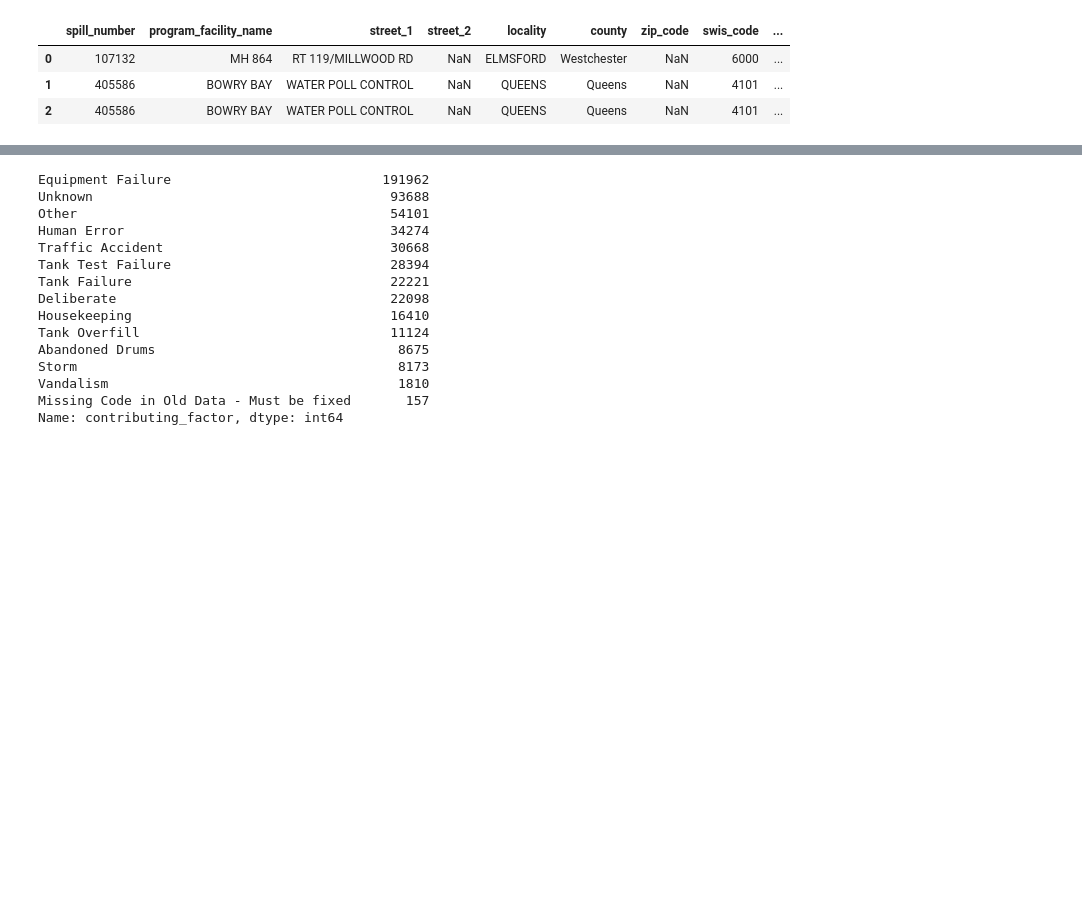
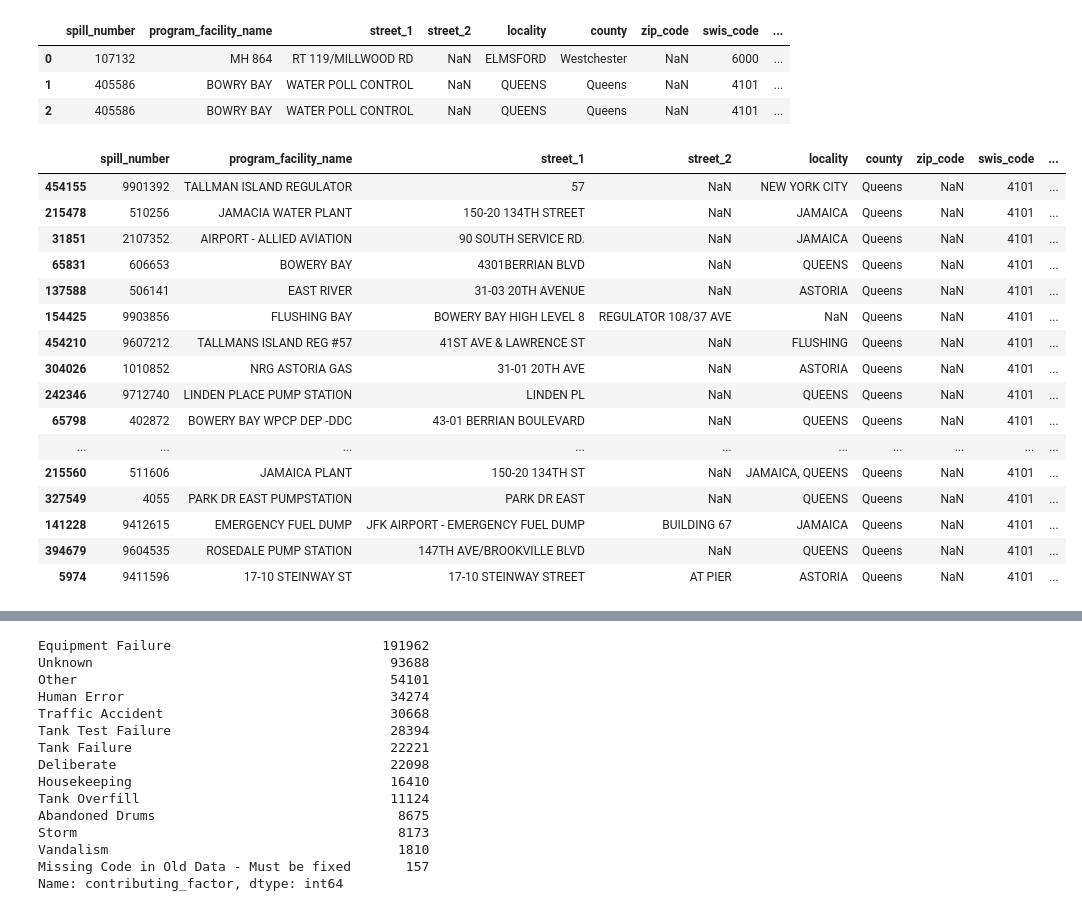
Before and after one commit to areenaarora/ny-spills, a Jupyter notebook: ny-spill-incidents.ipynb, the cells around one changed output, grey strips where cells are left out. Cells and saved outputs as stored; diff of their text form; code cells hidden in the pictures; blank space fills up the shorter version.

```diff
--- a/ny-spill-incidents.ipynb
+++ b/ny-spill-incidents.ipynb
@@ -14,3 +14,24 @@ df.head(3)
 | 0 | 107132 | MH 864 | RT 119/MILLWOOD RD | NaN | ELMSFORD | Westchester | NaN | 6000 | ... |
 | 1 | 405586 | BOWRY BAY | WATER POLL CONTROL | NaN | QUEENS | Queens | NaN | 4101 | ... |
 | 2 | 405586 | BOWRY BAY | WATER POLL CONTROL | NaN | QUEENS | Queens | NaN | 4101 | ... |
+# %%
+queens_incidents = df.loc[df.county == 'Queens'].sort_values(by='quantity', ascending=False).head(20)
+queens_incidents
+# %% [output]
+|  | spill_number | program_facility_name | street_1 | street_2 | locality | county | zip_code | swis_code | ... |
+| 454155 | 9901392 | TALLMAN ISLAND REGULATOR | 57 | NaN | NEW YORK CITY | Queens | NaN | 4101 | ... |
+| 215478 | 510256 | JAMACIA WATER PLANT | 150-20 134TH STREET | NaN | JAMAICA | Queens | NaN | 4101 | ... |
+| 31851 | 2107352 | AIRPORT - ALLIED AVIATION | 90 SOUTH SERVICE RD. | NaN | JAMAICA | Queens | NaN | 4101 | ... |
+| 65831 | 606653 | BOWERY BAY | 4301BERRIAN BLVD | NaN | QUEENS | Queens | NaN | 4101 | ... |
+| 137588 | 506141 | EAST RIVER | 31-03 20TH AVENUE | NaN | ASTORIA | Queens | NaN | 4101 | ... |
+| 154425 | 9903856 | FLUSHING BAY | BOWERY BAY HIGH LEVEL 8 | REGULATOR 108/37 AVE | NaN | Queens | NaN | 4101 | ... |
+| 454210 | 9607212 | TALLMANS ISLAND REG #57 | 41ST AVE & LAWRENCE ST | NaN | FLUSHING | Queens | NaN | 4101 | ... |
+| 304026 | 1010852 | NRG ASTORIA GAS | 31-01 20TH AVE | NaN | ASTORIA | Queens | NaN | 4101 | ... |
+| 242346 | 9712740 | LINDEN PLACE PUMP STATION | LINDEN PL | NaN | QUEENS | Queens | NaN | 4101 | ... |
+| 65798 | 402872 | BOWERY BAY WPCP DEP -DDC | 43-01 BERRIAN BOULEVARD | NaN | QUEENS | Queens | NaN | 4101 | ... |
+| ... | ... | ... | ... | ... | ... | ... | ... | ... | ... |
+| 215560 | 511606 | JAMAICA PLANT | 150-20 134TH ST | NaN | JAMAICA, QUEENS | Queens | NaN | 4101 | ... |
+| 327549 | 4055 | PARK DR EAST PUMPSTATION | PARK DR EAST | NaN | QUEENS | Queens | NaN | 4101 | ... |
+| 141228 | 9412615 | EMERGENCY FUEL DUMP | JFK AIRPORT - EMERGENCY FUEL DUMP | BUILDING 67 | JAMAICA | Queens | NaN | 4101 | ... |
+| 394679 | 9604535 | ROSEDALE PUMP STATION | 147TH AVE/BROOKVILLE BLVD | NaN | QUEENS | Queens | NaN | 4101 | ... |
+| 5974 | 9411596 | 17-10 STEINWAY ST | 17-10 STEINWAY STREET | AT PIER | ASTORIA | Queens | NaN | 4101 | ... |
```
Also changed, not shown: parts of 1 cell of this notebook, 2 other files.
